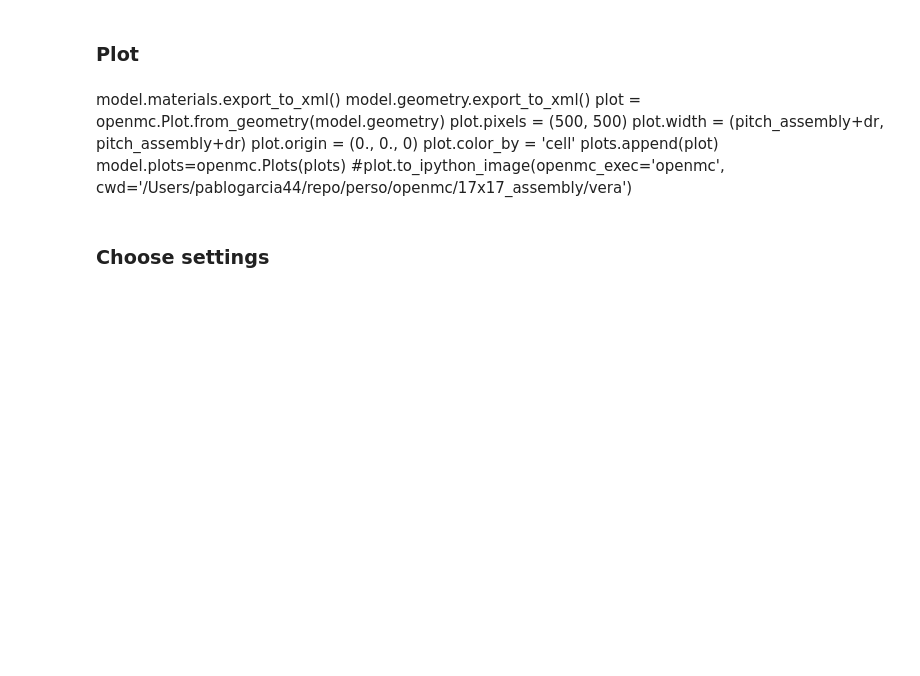
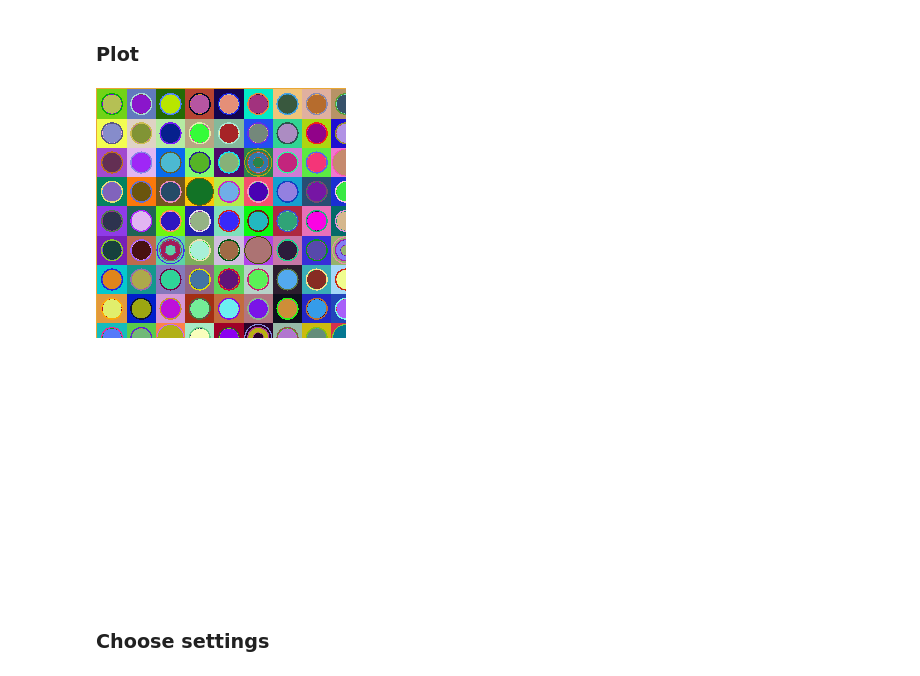
Before and after one commit to pablogarcia44/Test, a Jupyter notebook: openmc/17x17_assembly/vera/2E_72_families.ipynb, the cells around one changed output. Drawn from its saved outputs; the diff is of its cells as text; code cells hidden in the pictures; blank space fills up the shorter version.

```diff
--- a/openmc/17x17_assembly/vera/2E_72_families.ipynb
+++ b/openmc/17x17_assembly/vera/2E_72_families.ipynb
@@ -32,7 +32,7 @@ uo2.add_nuclide('U236', 3.29861E-06, 'ao')
 uo2.add_nuclide('U238', 2.21546E-02, 'ao')
 uo2.add_nuclide('O16', 4.57642E-02, 'ao')
 uo2.set_density('g/cm3', 10.257 )
-uo2.temperature=565
+uo2.temperature=600
 
 zirconium = openmc.Material(name="zirconium")
 zirconium.add_nuclide('Zr90', 2.18865E-02, 'ao')
@@ -65,26 +65,32 @@ zirconium.add_nuclide('Hf178', 6.03806E-07, 'ao')
 zirconium.add_nuclide('Hf179', 3.01460E-07, 'ao')
 zirconium.add_nuclide('Hf180', 7.76449E-07, 'ao')
 zirconium.set_density('g/cm3',  6.56)
-zirconium.temperature=565
+zirconium.temperature=600
+
 
 water = openmc.Material(name="water")
 water.add_nuclide('H1',4.96224E-02, 'ao')
 water.add_nuclide('O16', 2.48112E-02, 'ao')
 water.add_nuclide('B10', 1.07070E-05, 'ao')
 water.add_nuclide('B11', 4.30971E-05, 'ao')
-water.temperature=565
+water.temperature=600
 water.set_density('g/cm3', 0.743)
 water.add_s_alpha_beta('c_H_in_H2O')
 
+helium = openmc.Material(name="helium")
+helium.add_nuclide('He4',1, 'ao')
+helium.temperature=600
+helium.set_density('g/cm3', 0.17860E-03)
+
 pyrex_mat = openmc.Material(name="pyrex_mat")
 pyrex_mat.add_nuclide('B10',9.63266E-04, 'ao')
-pyrex_mat.add_nuclide('B10',3.90172E-03, 'ao')
+pyrex_mat.add_nuclide('B11',3.90172E-03, 'ao')
 pyrex_mat.add_nuclide('O16',4.67761E-02, 'ao')
 pyrex_mat.add_nuclide('Si28',1.81980E-02, 'ao')
 pyrex_mat.add_nuclide('Si29',9.24474E-04, 'ao')
 pyrex_mat.add_nuclide('Si30',6.10133E-04, 'ao')
 pyrex_mat.set_density('g/cm3', 2.25 )
-pyrex_mat.temperature=565
+pyrex_mat.temperature=600
 
 
 SS304 = openmc.Material(name="SS304")
@@ -108,13 +114,14 @@ SS304.add_nuclide('Ni61',8.88879E-05, 'ao')
 SS304.add_nuclide('Ni62',2.83413E-04, 'ao')
 SS304.add_nuclide('Ni64',7.21770E-05, 'ao')
 SS304.set_density('g/cm3', 8.00 )
-SS304.temperature=565
+SS304.temperature=600
 
-model.materials = openmc.Materials([uo2, zirconium, water,pyrex_mat,SS304])
+
+model.materials = openmc.Materials([uo2, zirconium, water,helium,pyrex_mat,SS304])
 #Perso path
-#model.materials.cross_sections = '/home/pablo/internship/xs_for_input/cross_sections.xml'
+model.materials.cross_sections = '/home/pablo/internship/xs_for_input/cross_sections.xml'
 #Mac path
-model.materials.cross_sections = '/Users/pablogarcia44/repo/endfb-vii.1-hdf5/cross_sections.xml'
+#model.materials.cross_sections = '/Users/pablogarcia44/repo/endfb-vii.1-hdf5/cross_sections.xml'
 # %% [markdown]
 ### Create pincell
 # %%
@@ -136,6 +143,7 @@ def pincell(index_x,index_y):
     fuel.region = fuel_region
     gap = openmc.Cell(name='gap'+'_'+str(index_x)+'_'+str(index_y))
     gap.region = gap_region
+    gap.fill = helium
     clad = openmc.Cell(name='clad'+'_'+str(index_x)+'_'+str(index_y))
     clad.fill = zirconium
     clad.region = clad_region
@@ -293,18 +287,19 @@ assembly.lower_left = (-size/2*pitch, -size/2*pitch)
 
 A= np.empty((size, size), dtype=openmc.universe.Universe)
 
+
 for ix in range(size):
     for iy in range(size):
         if (ix,iy) in GT_full :
             A[ix][iy]=guide(ix,iy)[0]
         elif (ix,iy) in PT_full :
-            A[ix][iy]=pyrex_pin(ix,iy)
+            A[ix][iy]=pyrex_pin(ix,iy)[0]
         elif (ix,iy) in IT:
             A[ix][iy]=instru(ix,iy)[0]
         else:
             A[ix][iy]=pincell(ix,iy)[0]
 
-#print(A)
+
 
 
 
@@ -327,6 +322,7 @@ min_z = openmc.ZPlane(z0=-rod_height/2, boundary_type='reflective')
 max_z = openmc.ZPlane(z0=+rod_height/2, boundary_type='reflective')
 
 
+
 root_cell = openmc.Cell(name='root cell', fill=assembly)
 root_cell.region = +min_x & -max_x & +min_y & -max_y & +min_z & -max_z
 
@@ -334,17 +330,17 @@ model.geometry.root_universe = openmc.Universe(name='root universe')
 model.geometry.root_universe.add_cell(root_cell)
 # %% [markdown]
 ### Plot
-# %% [markdown]
-model.materials.export_to_xml()
-model.geometry.export_to_xml()
-plot = openmc.Plot.from_geometry(model.geometry)
-plot.pixels = (500, 500)
-plot.width = (pitch_assembly+dr, pitch_assembly+dr)
-plot.origin = (0., 0., 0)
-plot.color_by = 'cell'
-plots.append(plot)
-model.plots=openmc.Plots(plots)
-#plot.to_ipython_image(openmc_exec='openmc', cwd='/Users/pablogarcia44/repo/perso/openmc/17x17_assembly/vera')
+# %%
+model.materials.export_to_xml()
+model.geometry.export_to_xml()
+plot = openmc.Plot.from_geometry(model.geometry)
+plot.pixels = (500, 500)
+plot.width = (pitch_assembly+dr, pitch_assembly+dr)
+plot.origin = (0., 0., 0)
+plot.color_by = 'cell'
+plot.to_ipython_image()
+# %% [output]
+[figure, added]
 # %% [markdown]
 ### Choose settings
 # %%
```
Also changed, not shown: parts of 11 cells of this notebook, 2 other files.
